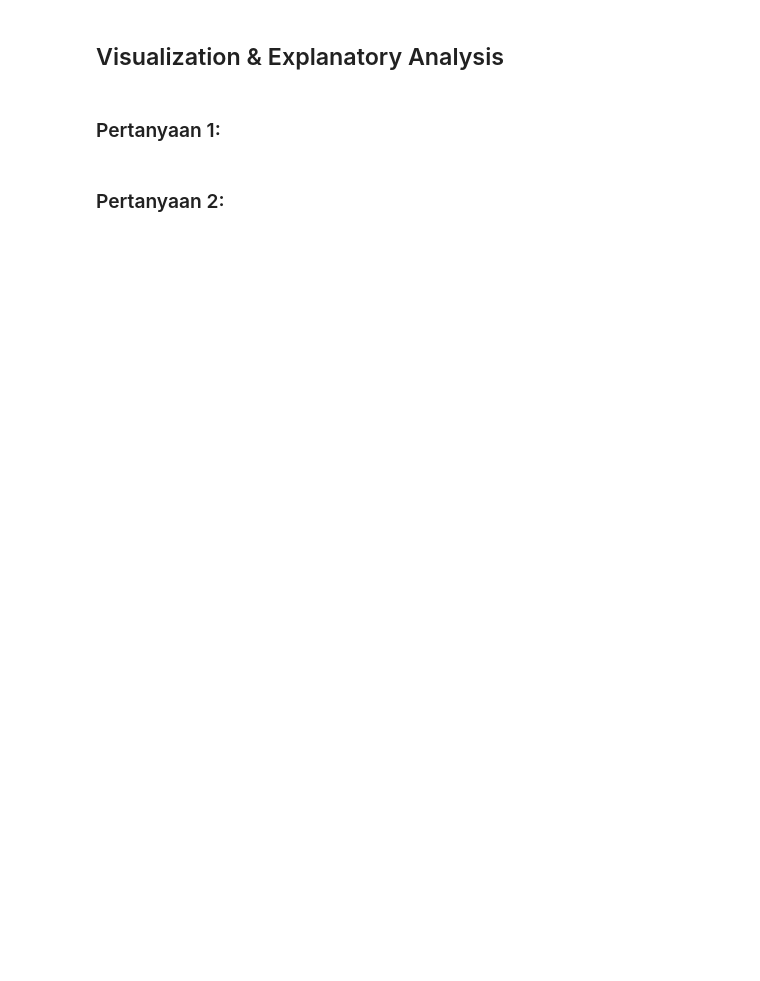
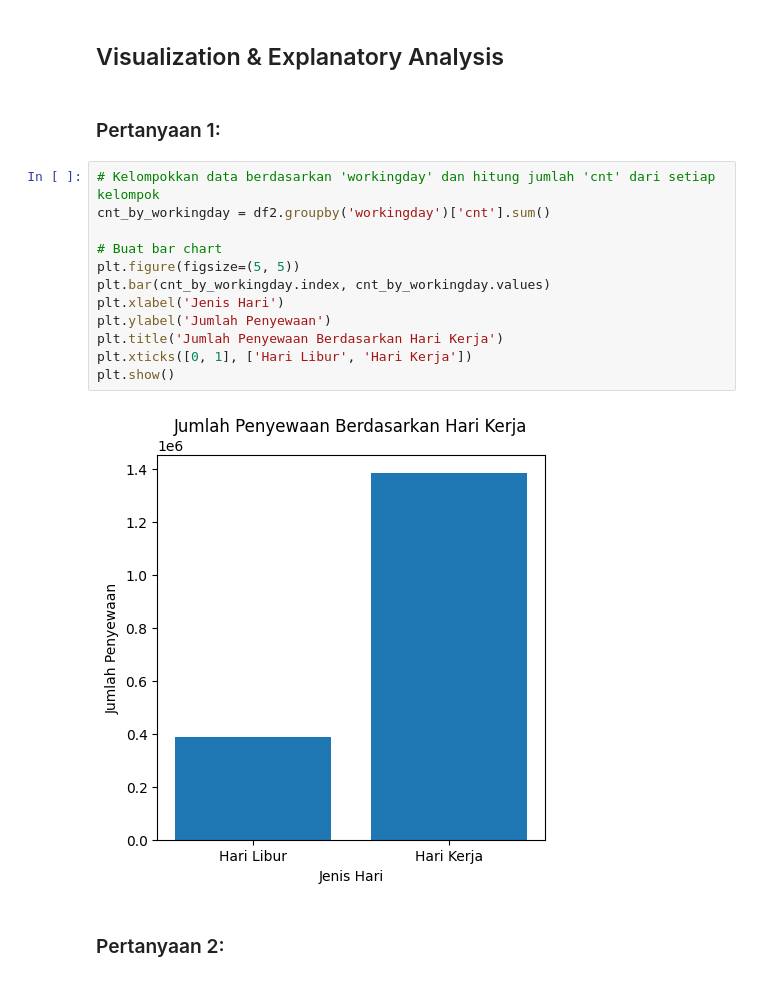
Before and after one commit to DhafindraStefano/ProyekAkhirAnalisisDataDicoding, a Jupyter notebook: Proyek_Akhir_Analisis_Data.ipynb, the cells around one changed output. Saved outputs shown, nothing was run; the diff lists cells and outputs as text; blank space fills up the shorter version.

```diff
--- a/Proyek_Akhir_Analisis_Data.ipynb
+++ b/Proyek_Akhir_Analisis_Data.ipynb
@@ -192,5 +243,19 @@ Korelasi antara fitur 'weathersit' dan 'cnt' adalah -0.14242613813809538
 ## Visualization & Explanatory Analysis
 # %% [markdown]
 ### Pertanyaan 1:
+# %%
+# Kelompokkan data berdasarkan 'workingday' dan hitung jumlah 'cnt' dari setiap kelompok
+cnt_by_workingday = df2.groupby('workingday')['cnt'].sum()
+
+# Buat bar chart
+plt.figure(figsize=(5, 5))
+plt.bar(cnt_by_workingday.index, cnt_by_workingday.values)
+plt.xlabel('Jenis Hari')
+plt.ylabel('Jumlah Penyewaan')
+plt.title('Jumlah Penyewaan Berdasarkan Hari Kerja')
+plt.xticks([0, 1], ['Hari Libur', 'Hari Kerja'])
+plt.show()
+# %% [output]
+[figure, added]
 # %% [markdown]
 ### Pertanyaan 2:
```
Also changed, not shown: parts of 20 cells of this notebook.
